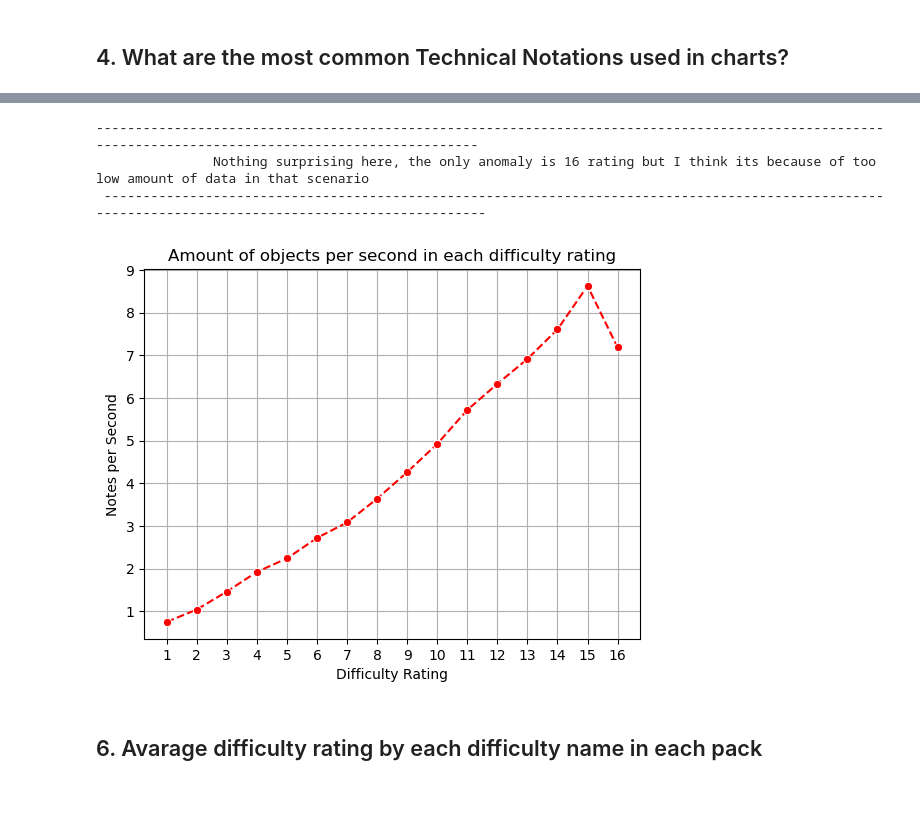
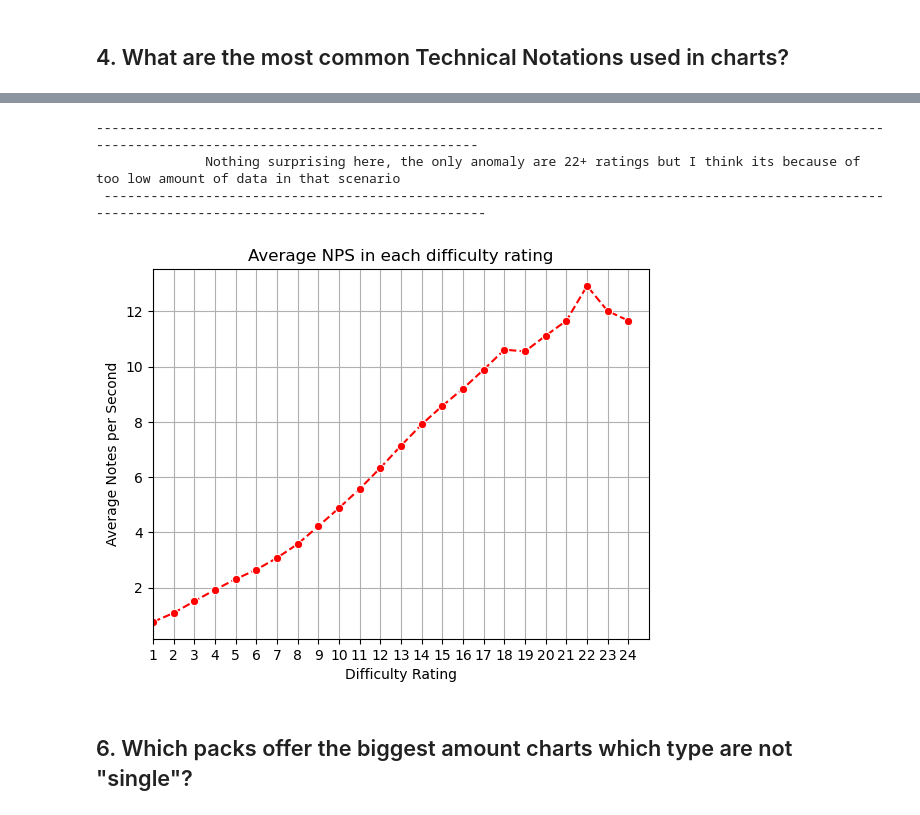
Before and after one commit to MarCza1992/StepMania-.ssc-or-.sm-files-extractor-project, a Jupyter notebook: Python - data preparing and analysis/StepMania Example packs, data prep and analysis.ipynb, the cells around one changed output, grey strips where cells are left out. Cells and saved outputs as stored; diff of their text form; code cells hidden in the pictures.

```diff
--- a/Python - data preparing and analysis/StepMania Example packs, data prep and analysis.ipynb
+++ b/Python - data preparing and analysis/StepMania Example packs, data prep and analysis.ipynb
@@ -206 +182,4 @@ df['Technical_Notation'] = (
+# %%
+#removing almost empty charts
+df = df[df['Total_objects_(except_Mines)'] >= 5]
 # %% [markdown]
@@ -208,9 +187,5 @@ df['Technical_Notation'] = (
-# %%
-#I will focus mostly on data with single type because there is too little data for double chart type
-df = df[df['Type'] == 'single'] #deleting all double type columns
-df = df.drop(columns = 'Type') #deleting Type column, we dont need it anymore
+# %%
+df = df.drop_duplicates(subset = ['Song_Title', 'Song_Subtitle', 'Song_Artist', 'Difficulty_Name', 'Difficulty_Rating', 'Technical_Notation', 'Pack',
+                                  'Type', 'Amount_of_Notes', 'Amount_of_LongNotes', 'Amount_of_Rolls', 'Amount_of_Mines'])
 # %%
-#reseting indexes and strip columns again after changing things all the string things (just for sure)
 df.reset_index(drop = True, inplace = True)
-for i in df.select_dtypes(include = 'object').columns:
-    df[i] = df[i].str.strip()
@@ -349,26 +374,24 @@ plt.show()
 # %%
 df_question5 = df.copy()
-# Adding all the objects (notes, longnotes and rolls)
-df_question5['Total_Amount_of_Objects'] = df_question5['Amount_of_Notes'] + df_question5['Amount_of_LongNotes'] + df_question5['Amount_of_Rolls']
 # Notes per second = count/seconds
-df_question5['Object_per_Second'] = round(df_question5['Total_Amount_of_Objects'] / df_question5['Song_Length_(seconds)'], 2)
+df_question5['Object_per_Second'] = round(df_question5['Total_objects_(except_Mines)'] / df_question5['Song_Length_(seconds)'], 2)
 
 df_question5_grouped = df_question5.groupby('Difficulty_Rating')['Object_per_Second'].mean().reset_index()
-df_question5_grouped
 
 sns.lineplot(data = df_question5_grouped, x = 'Difficulty_Rating', y = 'Object_per_Second', marker = 'o', linestyle = '--', color = 'red')
-plt.xticks(ticks = range(1,17,1))
+plt.xlim(1,25)
+plt.xticks(range(1,25,1))
 plt.xlabel('Difficulty Rating')
-plt.ylabel('Notes per Second')
-plt.title('Amount of objects per second in each difficulty rating')
+plt.ylabel('Average Notes per Second')
+plt.title('Average NPS in each difficulty rating')
 plt.grid(True)
-print_sample('Nothing surprising here, the only anomaly is 16 rating but I think its because of too low amount of data in that scenario')
+print_sample('Nothing surprising here, the only anomaly are 22+ ratings but I think its because of too low amount of data in that scenario')
 plt.show()
 # %% [output]
 ------------------------------------------------------------------------------------------------------------------------------------------------------
-               Nothing surprising here, the only anomaly is 16 rating but I think its because of too low amount of data in that scenario
+              Nothing surprising here, the only anomaly are 22+ ratings but I think its because of too low amount of data in that scenario
  ------------------------------------------------------------------------------------------------------------------------------------------------------
-[figure, old version]
+[figure, new version]
 # %% [markdown]
-## 6. Avarage difficulty rating by each difficulty name in each pack
+## 6. Which packs offer the biggest amount charts which type are not "single"?
 # %%
```
Also changed, not shown: parts of 41 cells of this notebook, 42 other files.
